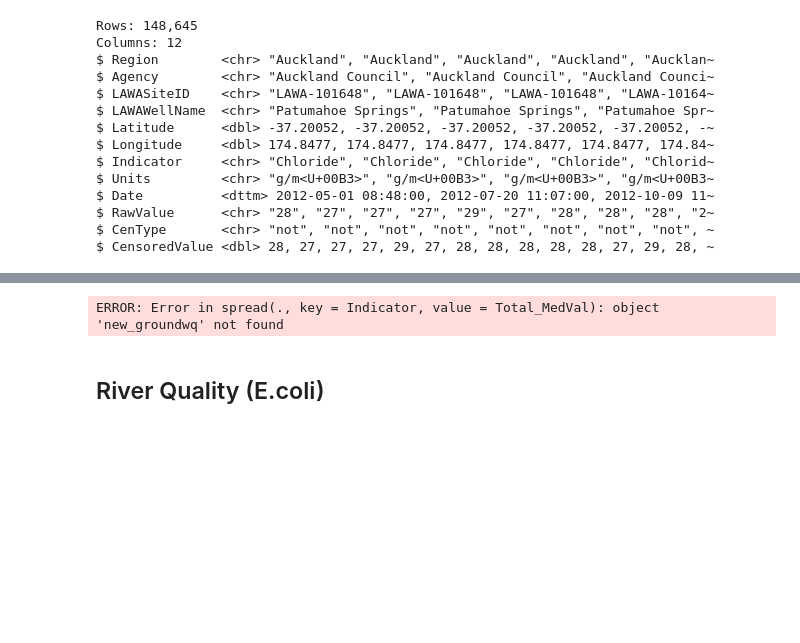
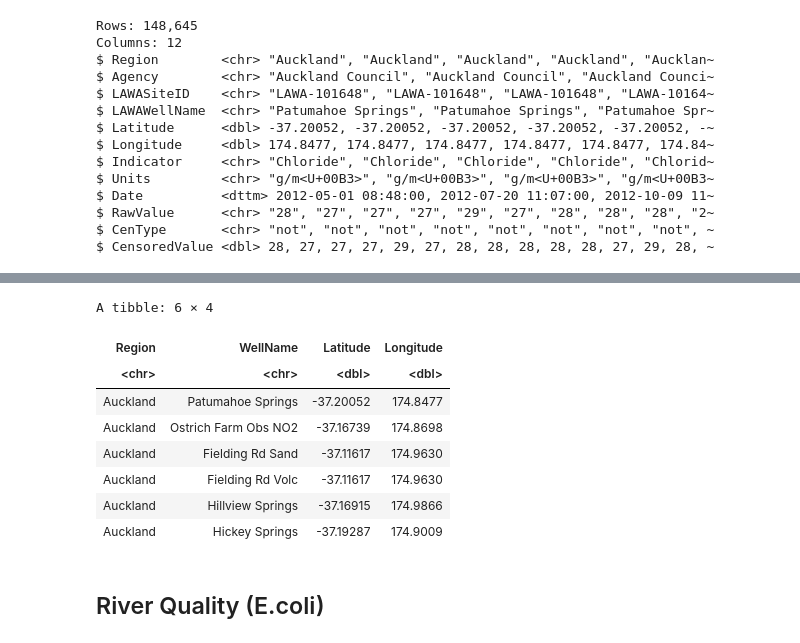
Before and after one commit to beuri97/data201_gp, a Jupyter notebook: water_quality/Water Quality.ipynb, the cells around one changed output, grey strips where cells are left out. Saved outputs shown, nothing was run; the diff lists cells and outputs as text; code cells hidden in the pictures; blank space fills up the shorter version.

```diff
--- a/water_quality/Water Quality.ipynb
+++ b/water_quality/Water Quality.ipynb
@@ -245,6 +268,18 @@ Caused by error:
 # %%
+# Takes the new_groundwq, select the relevant columns for about sites coordinates, and then get the unique
+# entries of the wells across NZ.
 sites <- new_groundwq %>%
   select(Region, WellName, Latitude, Longitude) %>%
-  distinct
+  distinct()
+sites %>%
+    head()
 # %% [output]
-ERROR: Error in spread(., key = Indicator, value = Total_MedVal): object 'new_groundwq' not found
+A tibble: 6 × 4
+| Region | WellName | Latitude | Longitude |
+| <chr> | <chr> | <dbl> | <dbl> |
+| Auckland | Patumahoe Springs | -37.20052 | 174.8477 |
+| Auckland | Ostrich Farm Obs NO2 | -37.16739 | 174.8698 |
+| Auckland | Fielding Rd Sand | -37.11617 | 174.9630 |
+| Auckland | Fielding Rd Volc | -37.11617 | 174.9630 |
+| Auckland | Hillview Springs | -37.16915 | 174.9866 |
+| Auckland | Hickey Springs | -37.19287 | 174.9009 |
```
Also changed, not shown: parts of 18 cells of this notebook.
